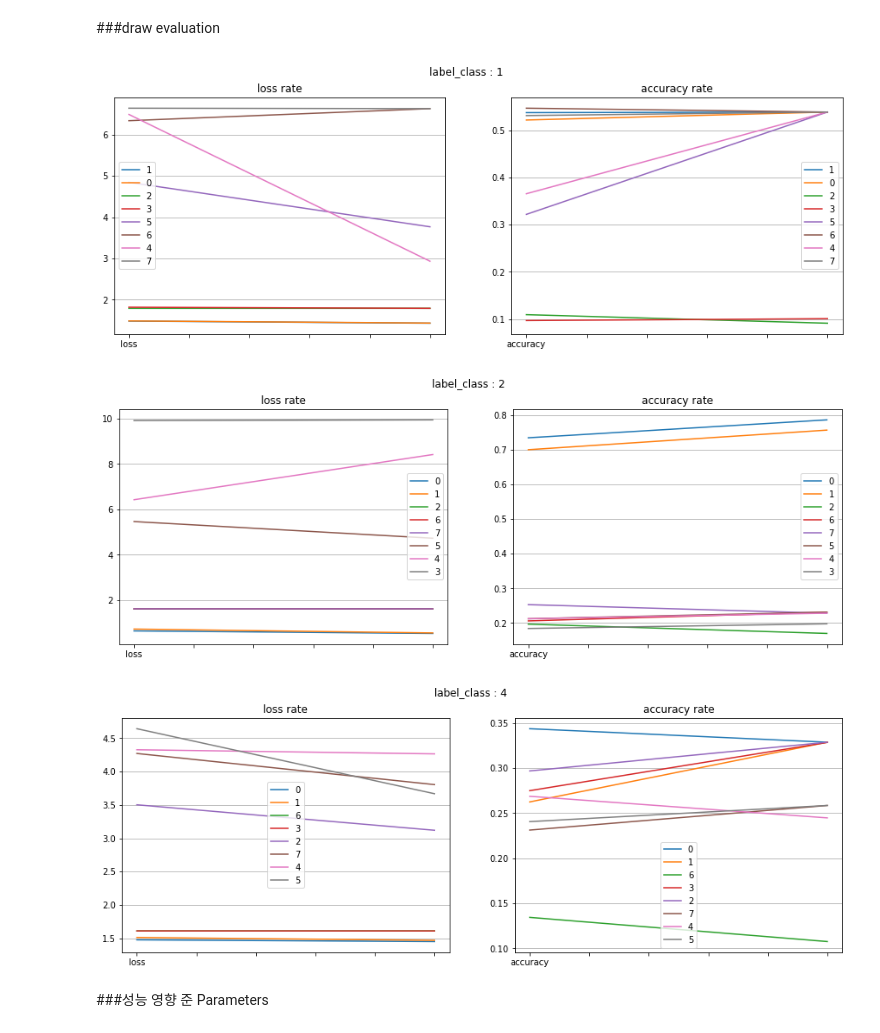
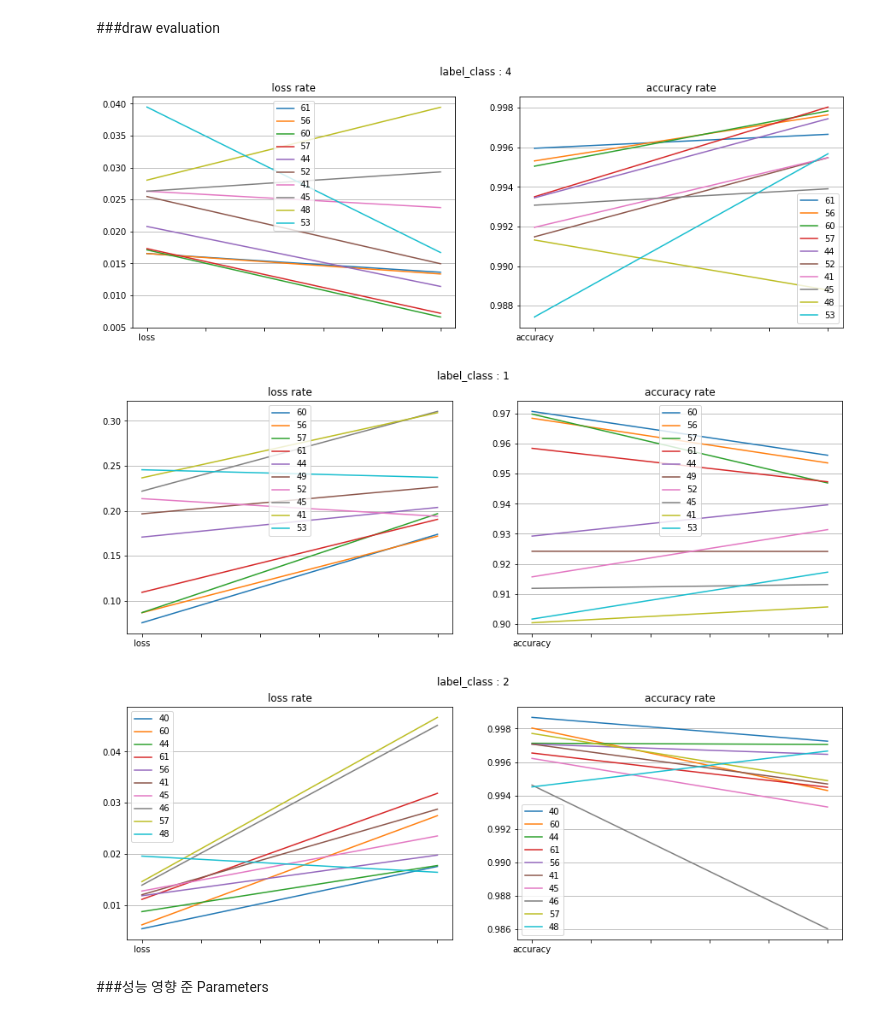
Before and after one commit to yojulab/knou_study_machinglearning, a Jupyter notebook: codes/sanghunoh/reports/Term_2_Finetuning_MPIE_results.ipynb, the cells around one changed output. Cells and saved outputs as stored; diff of their text form; code cells hidden in the pictures.

```diff
--- a/codes/sanghunoh/reports/Term_2_Finetuning_MPIE_results.ipynb
+++ b/codes/sanghunoh/reports/Term_2_Finetuning_MPIE_results.ipynb
@@ -97,10 +130,10 @@ for result_per_label_list in results_list:
 # %% [markdown]
 ###Per Label class
 # %%
-evaluation_columns = ['loss', 'val_loss', 'accuracy', 'val_accuracy']
+evaluation_columns = ['loss', 'val_loss', 'accuracy', 'val_accuracy', 'loss_gap', 'accuracy_gap']
 # %%
 def sortEvaluationColumns(_results_df):
-  _evaluation_df = _results_df.sort_values(evaluation_columns, ascending = [True, False, True, False])
+  _evaluation_df = _results_df.sort_values(evaluation_columns, ascending = [True, False, True, False, True, True])
   print(len(_evaluation_df.columns), _evaluation_df.columns)
   return _evaluation_df
 # %%
@@ -123 +162,5 @@ for results_df in results_df_list:
       dtype='object')
+# %%
+evaluation_df_list_rank = list()
+for evaluation_df in evaluation_df_list:
+  evaluation_df_list_rank.append(evaluation_df[:rank])
@@ -143,7 +201,8 @@ def drawEvaluation(_evaluation_df, _save_file=False, _label=None):
 
   _label_class = _label
   if not _label:
-    _label_class = _evaluation_df.loc[0,'label_class']
+    row_name = evaluation_df_rank.index[0]
+    _label_class = _evaluation_df.loc[row_name,'label_class']
 
   plt.suptitle(f'label_class : {_label_class}')
   if _save_file:
@@ -151,12 +210,12 @@ def drawEvaluation(_evaluation_df, _save_file=False, _label=None):
     plt.savefig(_file_name)
   plt.show()
 # %%
-for evaluation_df in evaluation_df_list:
-  drawEvaluation(evaluation_df, save_file)
+for evaluation_df_rank in evaluation_df_list_rank:
+  drawEvaluation(evaluation_df_rank, save_file)
 # %% [output]
-[figure, old version]
+[figure, new version]
-[figure, old version]
+[figure, new version]
-[figure, old version]
+[figure, new version]
 # %% [markdown]
 ###성능 영향 준 Parameters
 # %%
```
Also changed, not shown: parts of 15 cells of this notebook.
